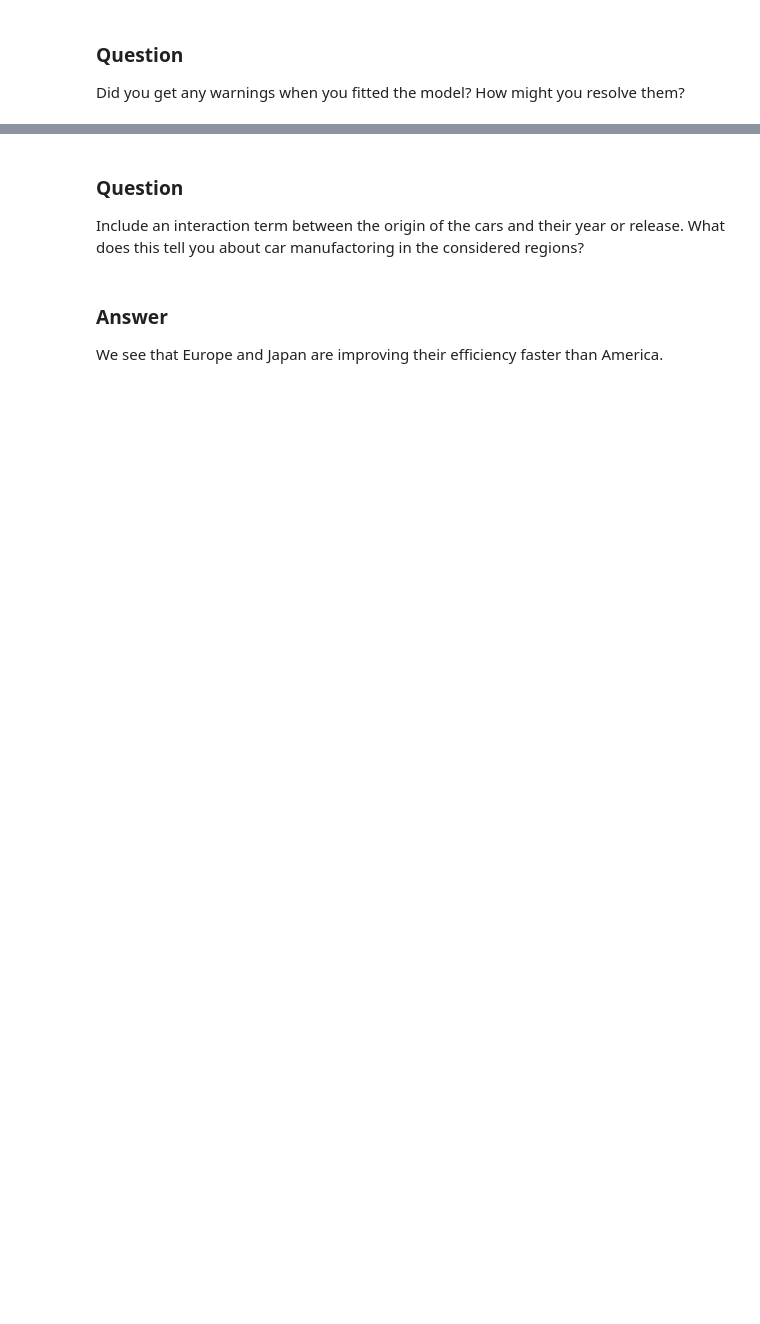
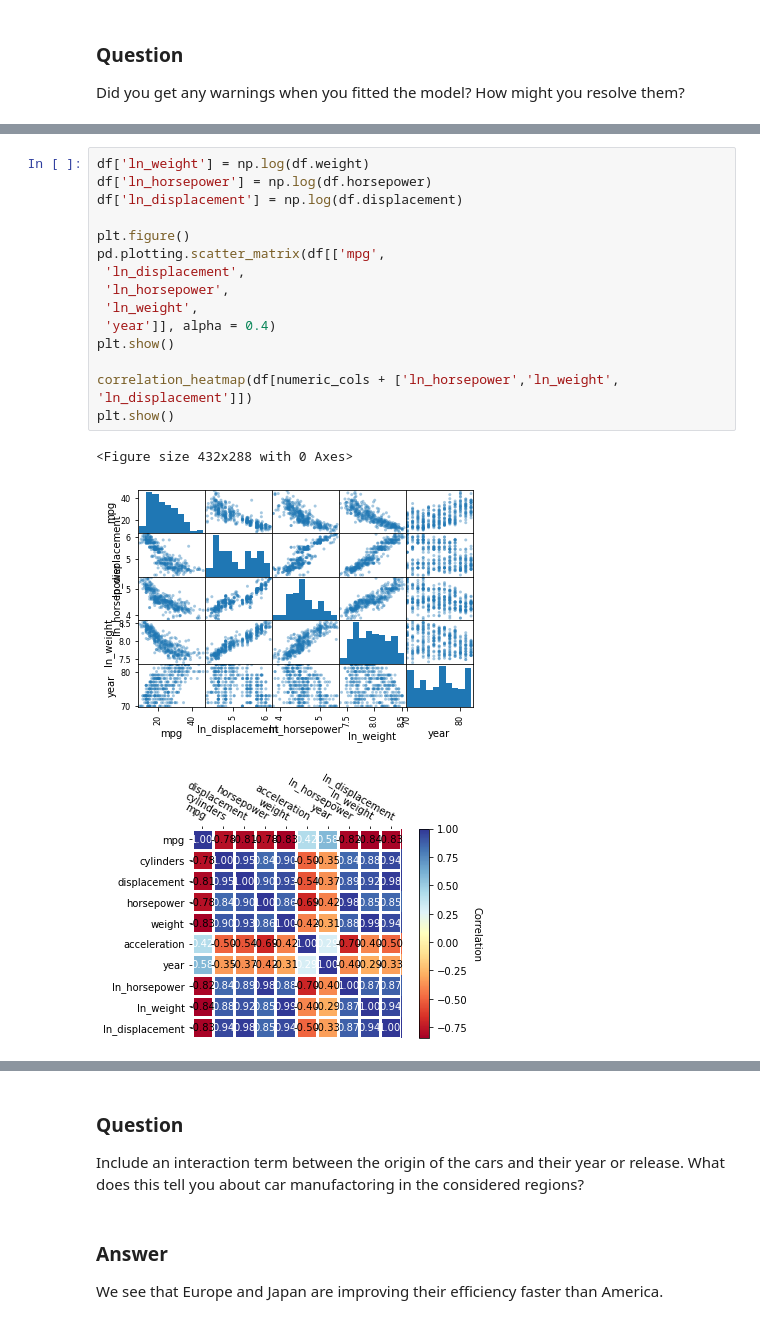
Before and after one commit to aezarebski/aas-extended-examples, a Jupyter notebook: example-2.5/example-2.5-answers.ipynb, the cells around one changed output, grey strips where cells are left out. Drawn from its saved outputs; the diff is of its cells as text; blank space fills up the shorter version.

```diff
--- a/example-2.5/example-2.5-answers.ipynb
+++ b/example-2.5/example-2.5-answers.ipynb
@@ -105,0 +152,19 @@ Apply some transforms to reduce non-linearities in the relationship between the
+# %%
+df['ln_weight'] = np.log(df.weight)
+df['ln_horsepower'] = np.log(df.horsepower)
+df['ln_displacement'] = np.log(df.displacement)
+
+plt.figure()
+pd.plotting.scatter_matrix(df[['mpg',
+ 'ln_displacement',
+ 'ln_horsepower',
+ 'ln_weight',
+ 'year']], alpha = 0.4)
+plt.show()
+
+correlation_heatmap(df[numeric_cols + ['ln_horsepower','ln_weight', 'ln_displacement']])
+plt.show()
+# %% [output]
+<Figure size 432x288 with 0 Axes>
+[figure, added]
+[figure, added]
```
Also changed, not shown: parts of 18 cells of this notebook, 1 other file.
